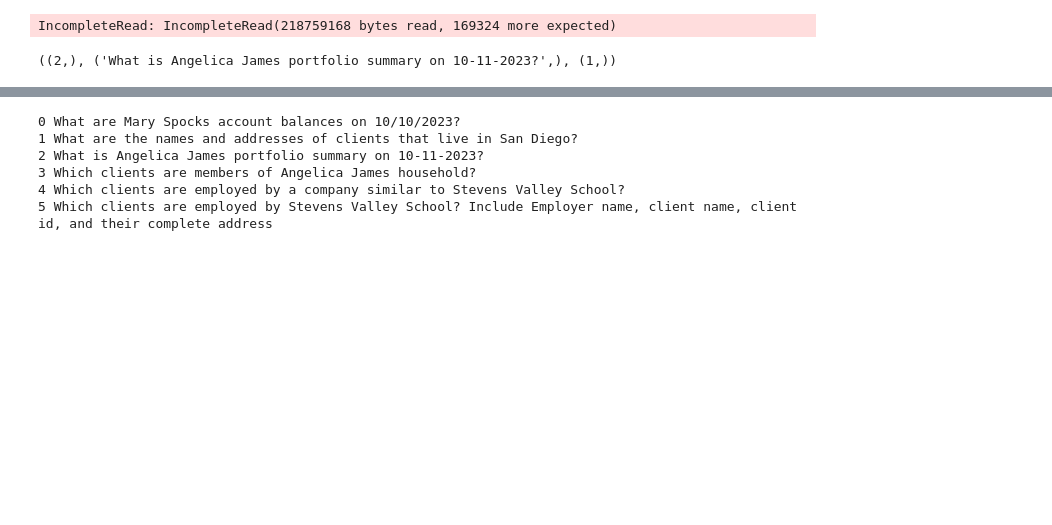
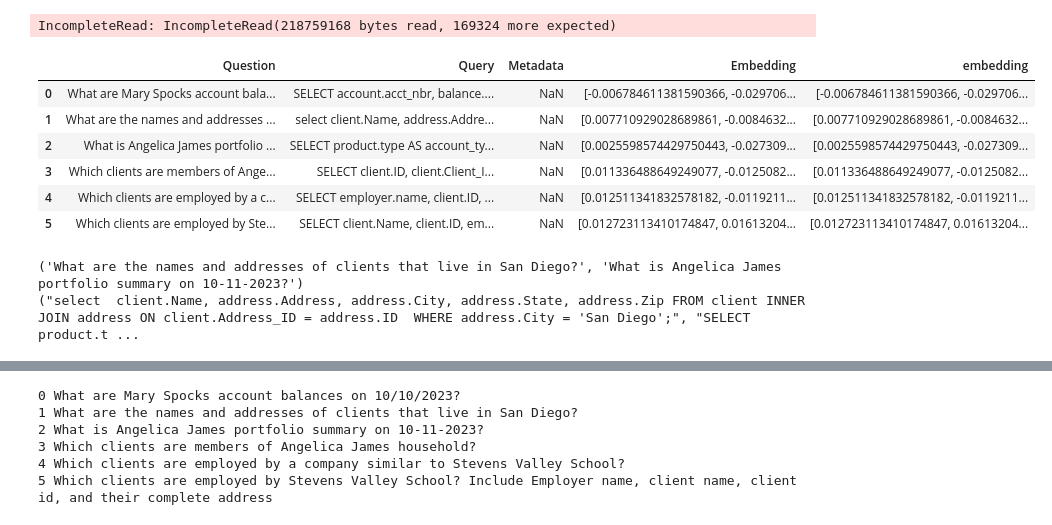
Before and after one commit to idcohen/Gain_of_Function_SQL_Interface, a Jupyter notebook: ChatGPT/Vector_DB/Untitled.ipynb, the cells around one changed output, grey strips where cells are left out. Drawn from its saved outputs; the diff is of its cells as text; code cells hidden in the pictures; blank space fills up the shorter version.

```diff
--- a/ChatGPT/Vector_DB/Untitled.ipynb
+++ b/ChatGPT/Vector_DB/Untitled.ipynb
@@ -420,5 +420,15 @@ test2 = df['embedding'][2]
 test1 = df['embedding'][1]
 
 #print(test)
+# %%
+df
+# %% [output]
+|  | Question | Query | Metadata | Embedding | embedding |
+| 0 | What are Mary Spocks account bala... | SELECT account.acct_nbr, balance.... | NaN | [-0.006784611381590366, -0.029706... | [-0.006784611381590366, -0.029706... |
+| 1 | What are the names and addresses ... | select client.Name, address.Addre... | NaN | [0.007710929028689861, -0.0084632... | [0.007710929028689861, -0.0084632... |
+| 2 | What is Angelica James portfolio ... | SELECT product.type AS account_ty... | NaN | [0.0025598574429750443, -0.027309... | [0.0025598574429750443, -0.027309... |
+| 3 | Which clients are members of Ange... | SELECT client.ID, client.Client_I... | NaN | [0.011336488649249077, -0.0125082... | [0.011336488649249077, -0.0125082... |
+| 4 | Which clients are employed by a c... | SELECT employer.name, client.ID, ... | NaN | [0.012511341832578182, -0.0119211... | [0.012511341832578182, -0.0119211... |
+| 5 | Which clients are employed by Ste... | SELECT client.Name, client.ID, em... | NaN | [0.012723113410174847, 0.01613204... | [0.012723113410174847, 0.01613204... |
 # %%
 def strings_ranked_by_relatedness(emb, df: pd.DataFrame,\
@@ -435,5 +447,5 @@ def strings_ranked_by_relatedness(emb, df: pd.DataFrame,\
 # %%
-strings_ranked_by_relatedness(test2,df)
+rtn = strings_ranked_by_relatedness(test2,df)
 #x = test1
 #y = test2
 #spatial.distance.cosine(x, y)
@@ -442,5 +454,14 @@ strings_ranked_by_relatedness(test2,df)
 #        for i, row in df.iterrows()
 #    ]
 #similar_rows
-# %% [output]
-((2,), ('What is Angelica James portfolio summary on 10-11-2023?',), (1,))
+# %%
+#str(rtn[1])
+qu = rtn[1]
+qy = rtn[2]
+print(qu)
+print(qy)
+
+#print(q[0])
+# %% [output]
+('What are the names and addresses of clients that live in San Diego?', 'What is Angelica James portfolio summary on 10-11-2023?')
+("select  client.Name, address.Address, address.City, address.State, address.Zip FROM client INNER JOIN address ON client.Address_ID = address.ID  WHERE address.City = 'San Diego';", "SELECT product.t ...
```
Also changed, not shown: parts of 2 cells of this notebook, 5 other files.
